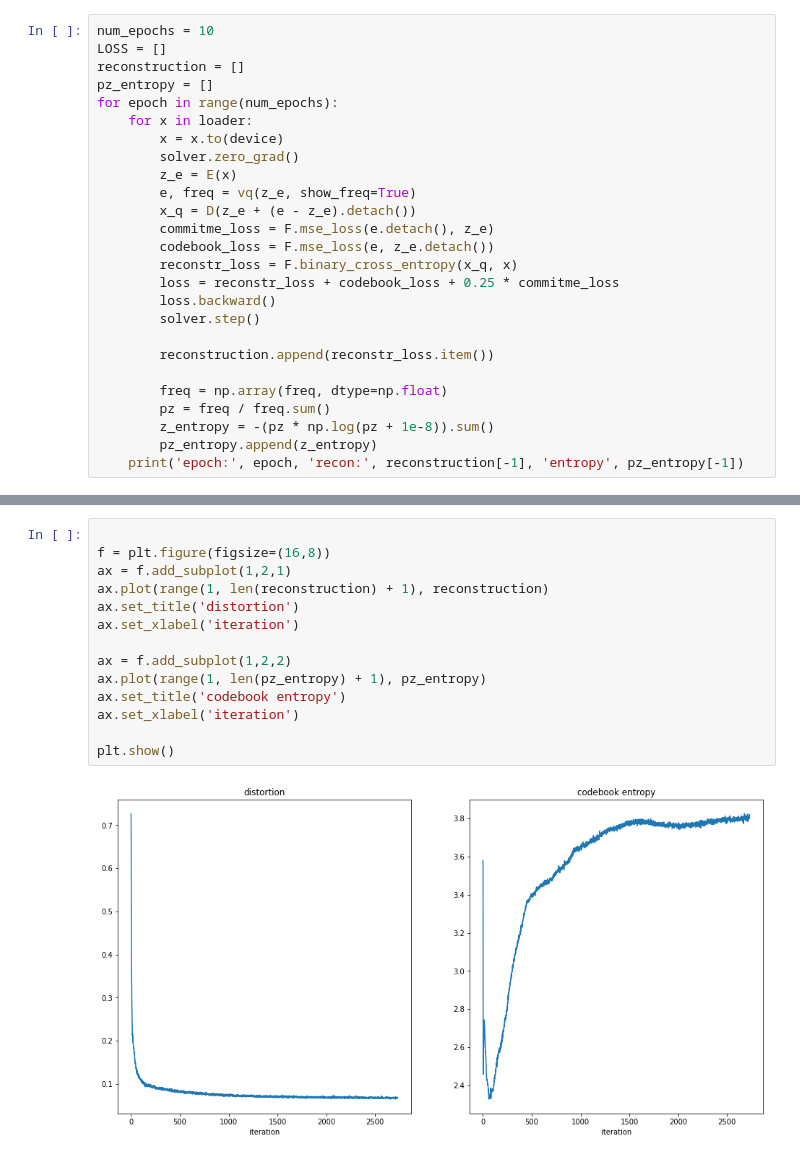
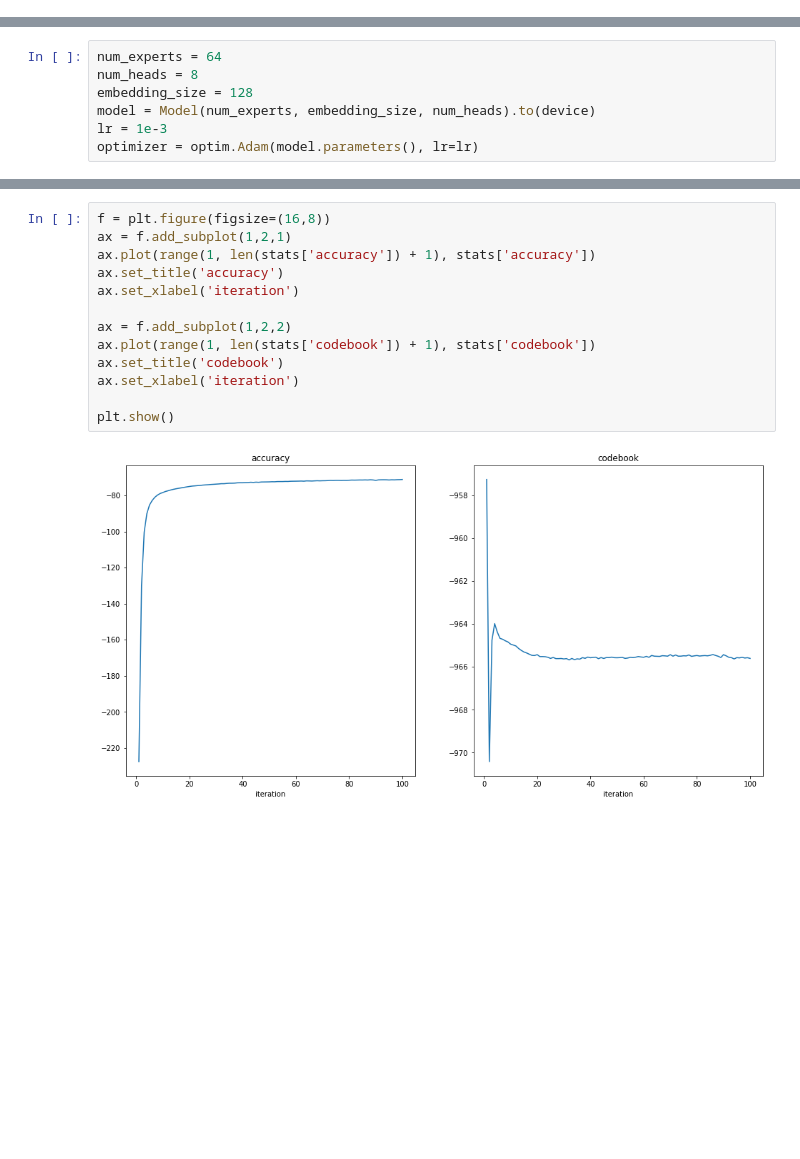
Before and after one commit to km01/myNN, a Jupyter notebook: GenerativeModel/vq-vae/vqvae.ipynb, the cells around one changed output, grey strips where cells are left out. Drawn from its saved outputs; the diff is of its cells as text; blank space fills up the shorter version.

```diff
--- a/GenerativeModel/vq-vae/vqvae.ipynb
+++ b/GenerativeModel/vq-vae/vqvae.ipynb
@@ -219,26 +0,0 @@ loader = torch.utils.data.DataLoader(dataset=dataset, batch_size=mbsz, shuffle=T
-# %%
-num_epochs = 10
-LOSS = []
-reconstruction = []
-pz_entropy = []
-for epoch in range(num_epochs):
-    for x in loader:
-        x = x.to(device)
-        solver.zero_grad()
-        z_e = E(x)
-        e, freq = vq(z_e, show_freq=True)
-        x_q = D(z_e + (e - z_e).detach())
-        commitme_loss = F.mse_loss(e.detach(), z_e)
-        codebook_loss = F.mse_loss(e, z_e.detach())
-        reconstr_loss = F.binary_cross_entropy(x_q, x)
-        loss = reconstr_loss + codebook_loss + 0.25 * commitme_loss
-        loss.backward()
-        solver.step()
-
-        reconstruction.append(reconstr_loss.item())
-
-        freq = np.array(freq, dtype=np.float)
-        pz = freq / freq.sum()
-        z_entropy = -(pz * np.log(pz + 1e-8)).sum()
-        pz_entropy.append(z_entropy)
-    print('epoch:', epoch, 'recon:', reconstruction[-1], 'entropy', pz_entropy[-1])
@@ -255,0 +246,7 @@ epoch: 9 recon: 0.06810913980007172 entropy 3.8023199188817802
+# %%
+num_experts = 64
+num_heads = 8
+embedding_size = 128
+model = Model(num_experts, embedding_size, num_heads).to(device)
+lr = 1e-3
+optimizer = optim.Adam(model.parameters(), lr=lr)
@@ -256,16 +294,15 @@ epoch: 9 recon: 0.06810913980007172 entropy 3.8023199188817802
 # %%
-
 f = plt.figure(figsize=(16,8))
 ax = f.add_subplot(1,2,1)
-ax.plot(range(1, len(reconstruction) + 1), reconstruction)
-ax.set_title('distortion')
+ax.plot(range(1, len(stats['accuracy']) + 1), stats['accuracy'])
+ax.set_title('accuracy')
 ax.set_xlabel('iteration')
 
 ax = f.add_subplot(1,2,2)
-ax.plot(range(1, len(pz_entropy) + 1), pz_entropy)
-ax.set_title('codebook entropy')
+ax.plot(range(1, len(stats['codebook']) + 1), stats['codebook'])
+ax.set_title('codebook')
 ax.set_xlabel('iteration')
 
 plt.show()
 # %% [output]
-[figure, old version]
+[figure, new version]
```
Also changed, not shown: parts of 12 cells of this notebook.
